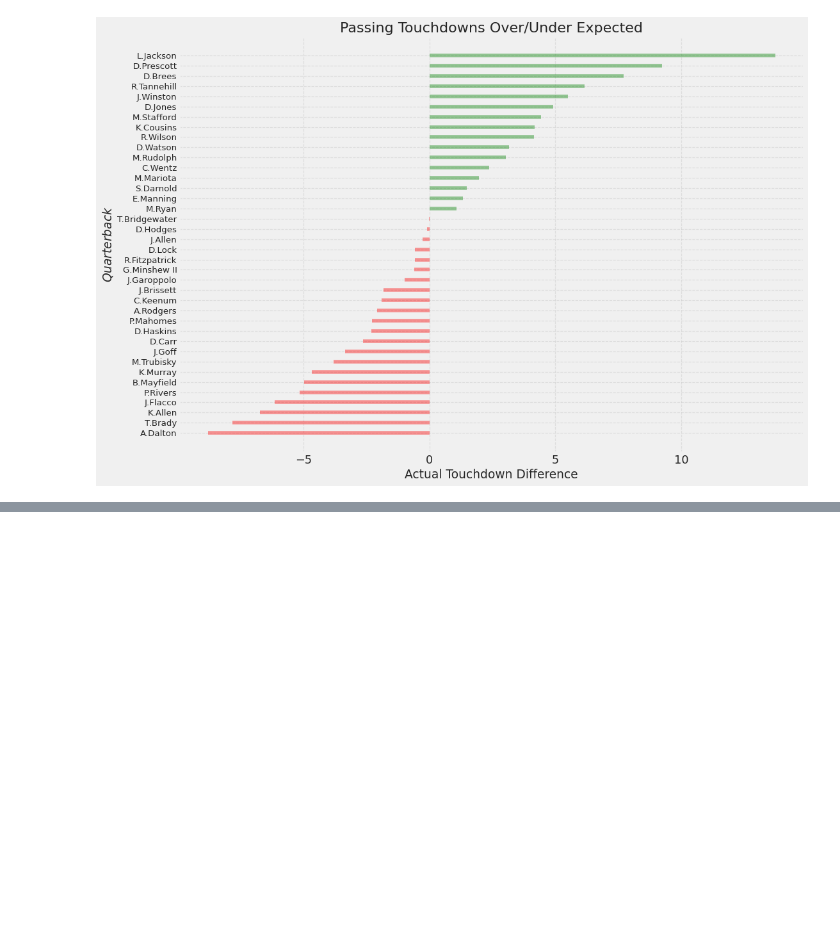
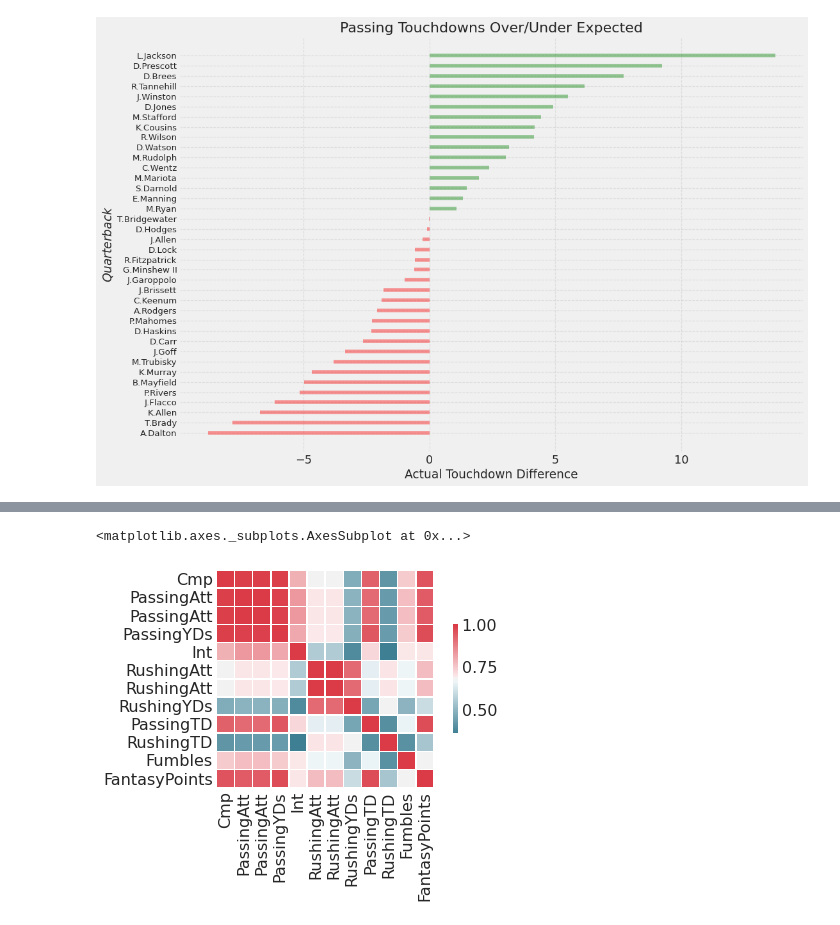
Before and after one commit to piercepatrick/Fantasy-Football-Analysis, a Jupyter notebook: Tannehilll_Analysis.ipynb, the cells around one changed output, grey strips where cells are left out. Drawn from its saved outputs; the diff is of its cells as text; code cells hidden in the pictures; blank space fills up the shorter version.

```diff
--- a/Tannehilll_Analysis.ipynb
+++ b/Tannehilll_Analysis.ipynb
@@ -789,0 +763,12 @@ plt.xlim(0,70)
+# %%
+all_years_df.rename({'Yds': 'PassingYDs',
+'Yds.1': 'RushingYDs',
+'Yds.2': 'ReceivingYDs',}, axis=1, inplace=True)
+# %%
+all_years_df = all_years_df.drop(['Att', 'Att.1'], axis =1)
+# %%
+all_years_qb_df = all_years_df[all_years_df['Pos'] == 'QB']
+# %%
+correlation_columns = ['Cmp', 'PassingAtt', 'PassingYDs', 'Int', 'RushingAtt', 'RushingYDs', 'PassingTD', 'RushingTD', 'Fumbles','FantasyPoints']
+correlation_df = all_years_qb_df[correlation_columns]
+correlation_df.corr()
@@ -789,0 +789,7 @@ plt.xlim(0,70)
+# %%
+cmap = sns.diverging_palette(220, 10, as_cmap=True)
+sns.heatmap(correlation_df.corr(),vmax=1, cmap=cmap,
+            square=True, linewidths=.5, cbar_kws={"shrink": .5})
+# %% [output]
+<matplotlib.axes._subplots.AxesSubplot at 0x...>
+[figure, added]
```
Also changed, not shown: parts of 20 cells of this notebook.
